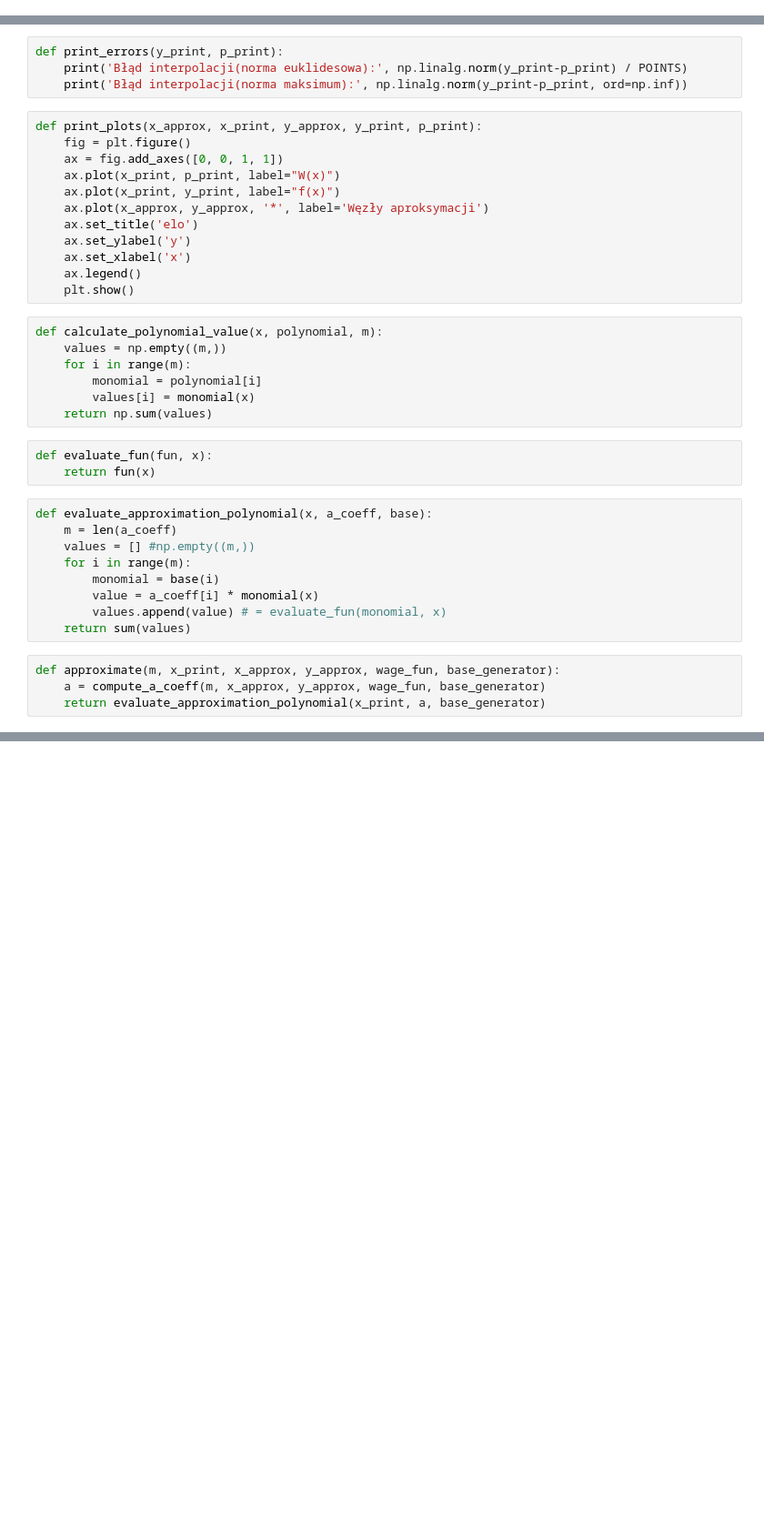
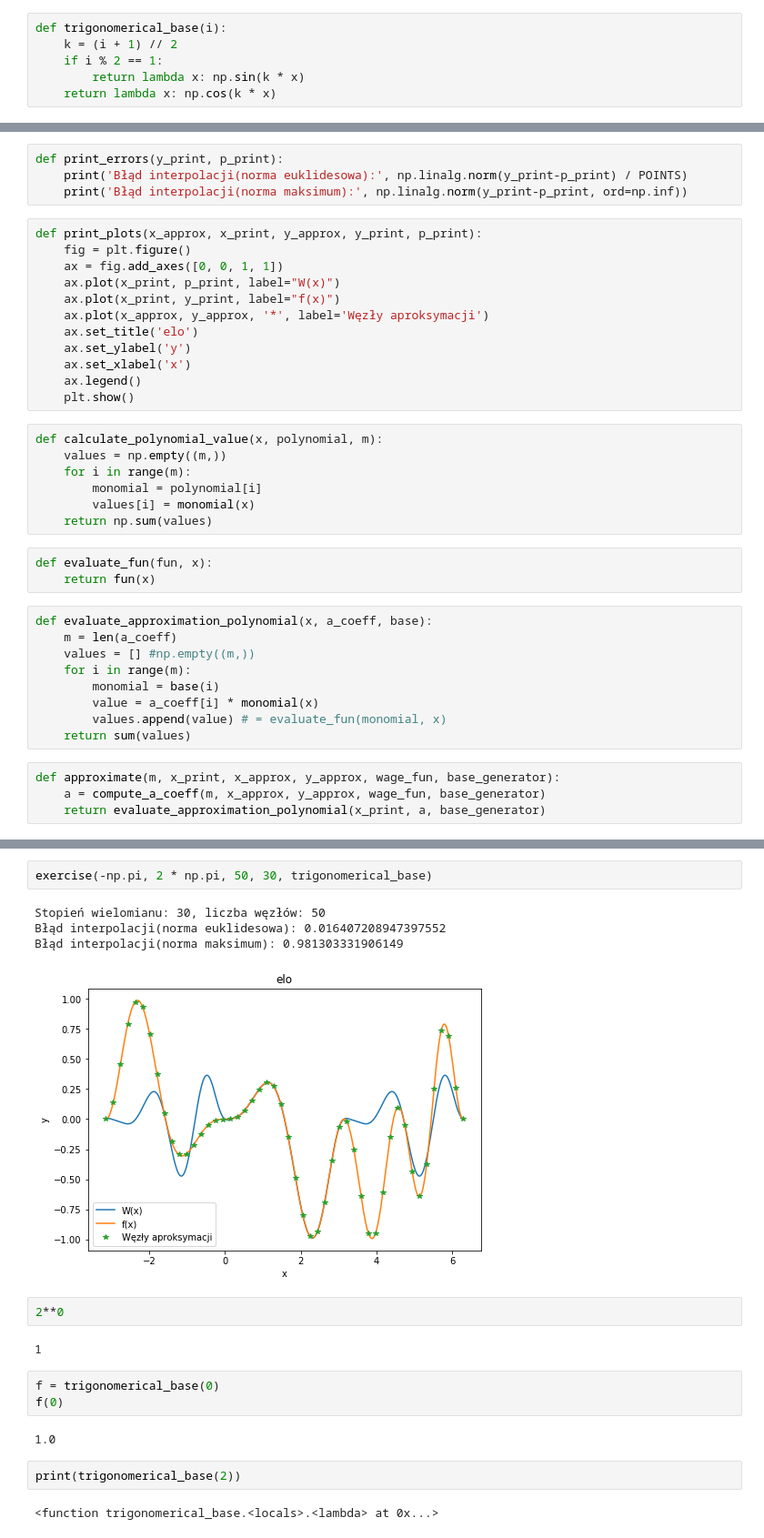
Before and after one commit to pawlooss1/MOwNiT, a Jupyter notebook: lab7/Approximation.ipynb, the cells around one changed output, grey strips where cells are left out. Shown: that part at 91% size. Drawn from its saved outputs; the diff is of its cells as text; blank space fills up the shorter version.

```diff
--- a/lab7/Approximation.ipynb
+++ b/lab7/Approximation.ipynb
@@ -9,3 +9,9 @@ def f(x):
 # %%
 def monomial_base(i):
     return lambda x: x**i
+# %%
+def trigonomerical_base(i):
+    k = (i + 1) // 2
+    if i % 2 == 1:
+        return lambda x: np.sin(k * x)
+    return lambda x: np.cos(k * x)
@@ -111,0 +105,20 @@ array([[ 4.,  6., 14.],
+# %%
+exercise(-np.pi, 2 * np.pi, 50, 30, trigonomerical_base)
+# %% [output]
+Stopień wielomianu: 30, liczba węzłów: 50
+Błąd interpolacji(norma euklidesowa): 0.016407208947397552
+Błąd interpolacji(norma maksimum): 0.981303331906149
+[figure, added]
+# %%
+2**0
+# %% [output]
+1
+# %%
+f = trigonomerical_base(0)
+f(0)
+# %% [output]
+1.0
+# %%
+print(trigonomerical_base(2))
+# %% [output]
+<function trigonomerical_base.<locals>.<lambda> at 0x...>
```
Also changed, not shown: parts of 6 cells of this notebook, 3 other files.
